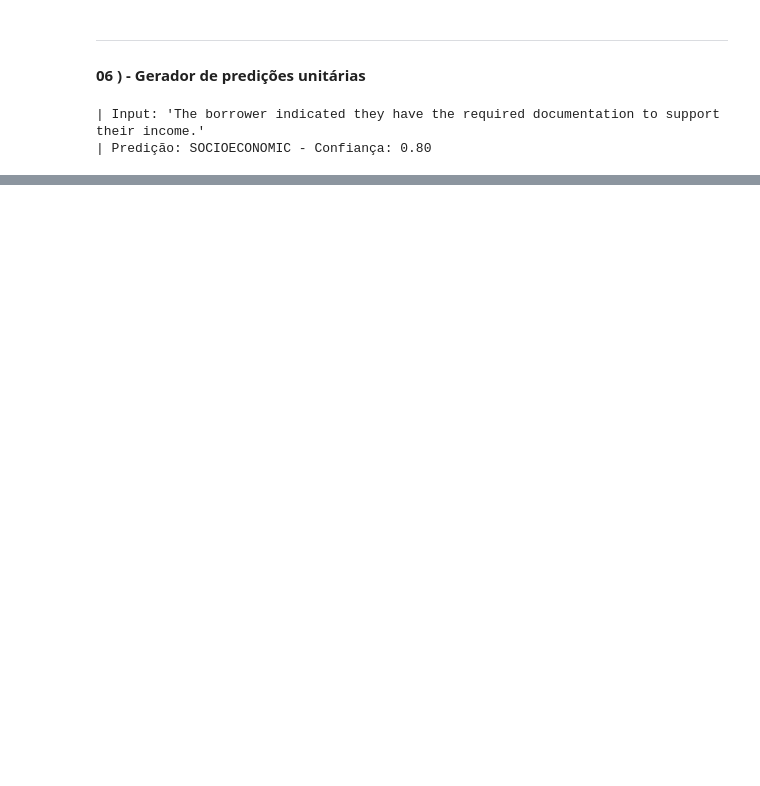
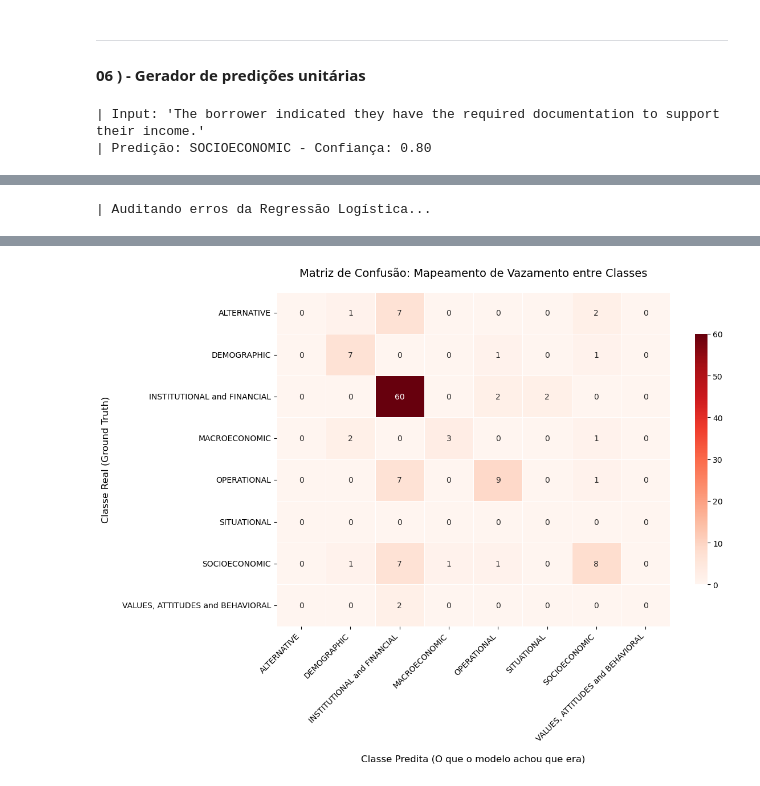
Before and after one commit to OfAndreS/FeatureD, a Jupyter notebook: notebooks/Experiment.ipynb, the cells around one changed output, grey strips where cells are left out. Saved outputs shown, nothing was run; the diff lists cells and outputs as text; code cells hidden in the pictures; blank space fills up the shorter version.

```diff
--- a/notebooks/Experiment.ipynb
+++ b/notebooks/Experiment.ipynb
@@ -302,13 +301,17 @@ def avaliar_modelos(dicionario_modelos, modelo_embeddings, textos_base, labels_b
 
         y_pred = df_resultados['classe_predita']
 
+        media_confianca = df_resultados['confianca'].mean()
+
         acuracia = accuracy_score(y_real, y_pred)
         relatorio = classification_report(y_real, y_pred, zero_division=0)
 
         print(f"| Acurácia Global ({nome}): {acuracia:.4f}")
+        print(f"| Média de Confiança ({nome}): {media_confianca:.4f}")
 
         relatorios[nome] = {
             "acuracia": acuracia,
+            "media_confianca": media_confianca,
             "relatorio": relatorio,
             "modelo": modelo_treinado,
             "encoder": encoder
@@ -384,0 +436,9 @@ resultados_finais = avaliar_modelos(
+# %%
+resultados_finais = avaliar_modelos(
+    dicionario_modelos=modelos_para_testar,
+    modelo_embeddings=modelo_embeddings,
+    textos_base=textos_base,
+    labels_base=labels_base,
+    df_consolidado=df_teste,
+    limiar_confianca=0.1
+)
@@ -415,0 +648,23 @@ if resultado_unico['alerta']:
+# %%
+print("| Auditando erros da Regressão Logística...")
+
+modelo_alvo = resultados_finais['Regressao_Logistica']['modelo']
+encoder_alvo = resultados_finais['Regressao_Logistica']['encoder']
+
+df_resultados_auditoria = predict_lote(
+    df_teste['desc'],
+    modelo_embeddings,
+    modelo_alvo,
+    encoder_alvo,
+    limiar_confianca=0.0
+)
+
+y_real = df_teste['macro_class']
+y_pred = df_resultados_auditoria['classe_predita']
+
+df_detalhamento = detalhar_acertos_erros(y_real, y_pred)
+display(df_detalhamento)
+
+plotar_matriz_confusao(y_real, y_pred)
+# %% [output]
+| Auditando erros da Regressão Logística...
@@ -415,0 +680 @@ if resultado_unico['alerta']:
+[figure, added]
```
Also changed, not shown: parts of 18 cells of this notebook, 9 other files.
